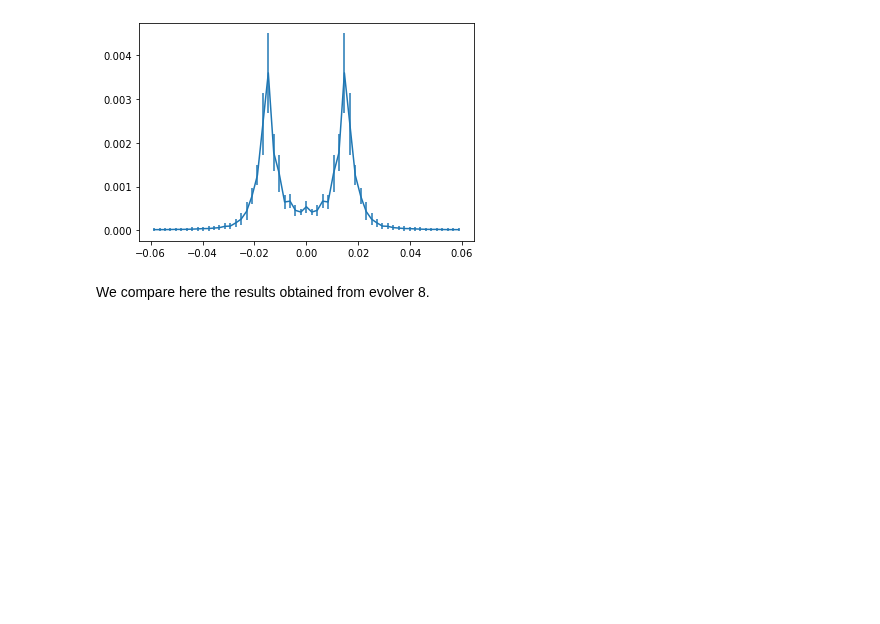
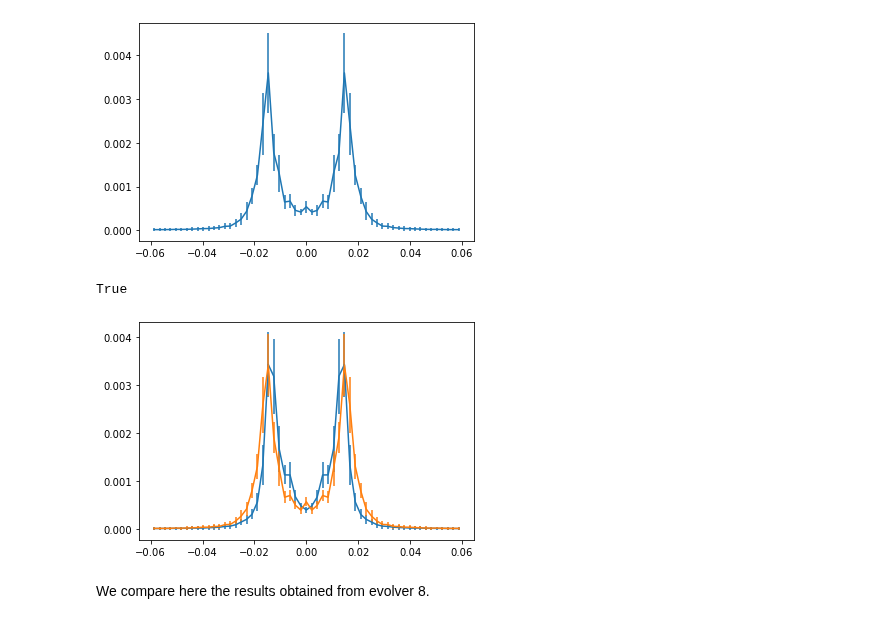
Before and after one commit to jannisgebbo/langevinA, a Jupyter notebook: jupyter_notebooks/ModelG_spectral_function.ipynb, the cells around one changed output. Saved outputs shown, nothing was run; the diff lists cells and outputs as text; code cells hidden in the pictures; blank space fills up the shorter version.

```diff
--- a/jupyter_notebooks/ModelG_spectral_function.ipynb
+++ b/jupyter_notebooks/ModelG_spectral_function.ipynb
@@ -63,6 +80,15 @@ True
 plotter.plot(data1,"OtOttpFourier","A")
 # %% [output]
 [figure]
+# %%
+data64.computeStatisticalCor("A", omMax=0.06, errFunc=lambda x: bootstrap(x,10), filterFunc=lambda x : np.exp(-x / 2000.0))
+# %% [output]
+True
+# %%
+plotter.plot(data64,"OtOttpFourier","A", yfact=(64.0/48)**3)
+plotter.plot(data1,"OtOttpFourier","A")
+# %% [output]
+[figure, added]
 # %% [markdown]
 We compare here the results obtained from evolver 8.
 # %%
```
Also changed, not shown: parts of 8 cells of this notebook, 3 other files.
